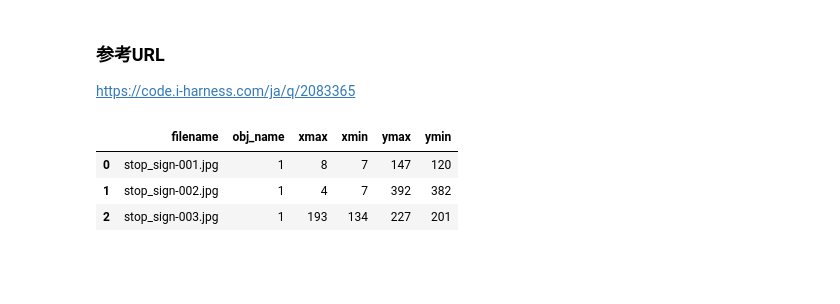
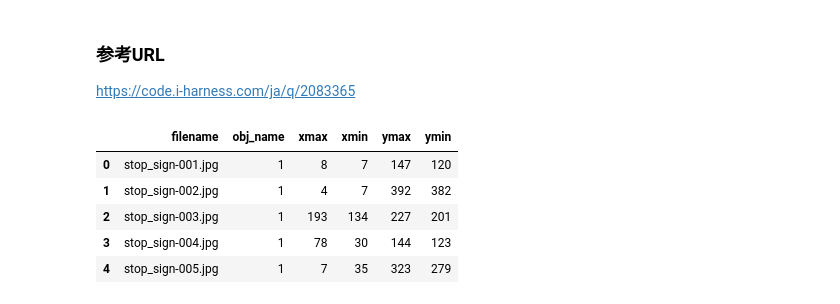
Before and after one commit to sanoyo/TFRecord, a Jupyter notebook: dataShaping.ipynb, the cells around one changed output. Cells and saved outputs as stored; diff of their text form; code cells hidden in the pictures; blank space fills up the shorter version.

```diff
--- a/dataShaping.ipynb
+++ b/dataShaping.ipynb
@@ -6,9 +6,12 @@ https://code.i-harness.com/ja/q/2083365
 # %%
 df = pd.read_csv('stopsignannotations.txt', header=None, sep=' ')
 df.columns = ['filename', 'obj_name', 'xmax', 'xmin', 'ymax', 'ymin']
-df.head(3)
+# df['xmax'] = df['xmin'] + df['']
+df.head()
 # %% [output]
 |  | filename | obj_name | xmax | xmin | ymax | ymin |
 | 0 | stop_sign-001.jpg | 1 | 8 | 7 | 147 | 120 |
 | 1 | stop_sign-002.jpg | 1 | 4 | 7 | 392 | 382 |
 | 2 | stop_sign-003.jpg | 1 | 193 | 134 | 227 | 201 |
+| 3 | stop_sign-004.jpg | 1 | 78 | 30 | 144 | 123 |
+| 4 | stop_sign-005.jpg | 1 | 7 | 35 | 323 | 279 |
```
Also changed, not shown: parts of 4 cells of this notebook.
